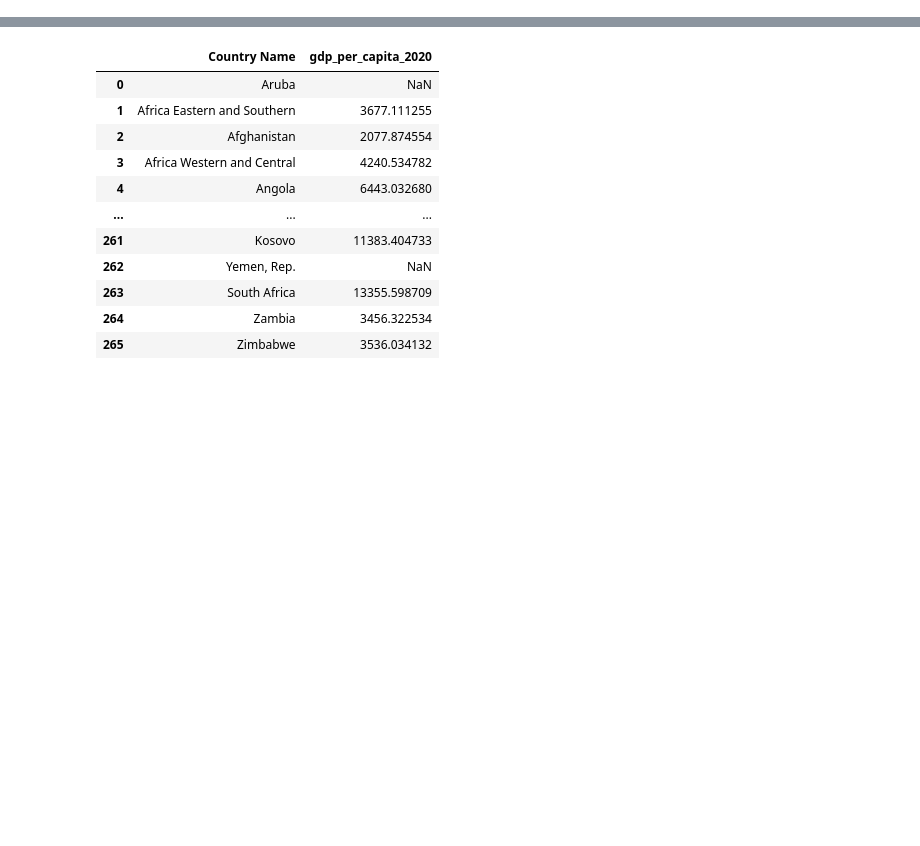
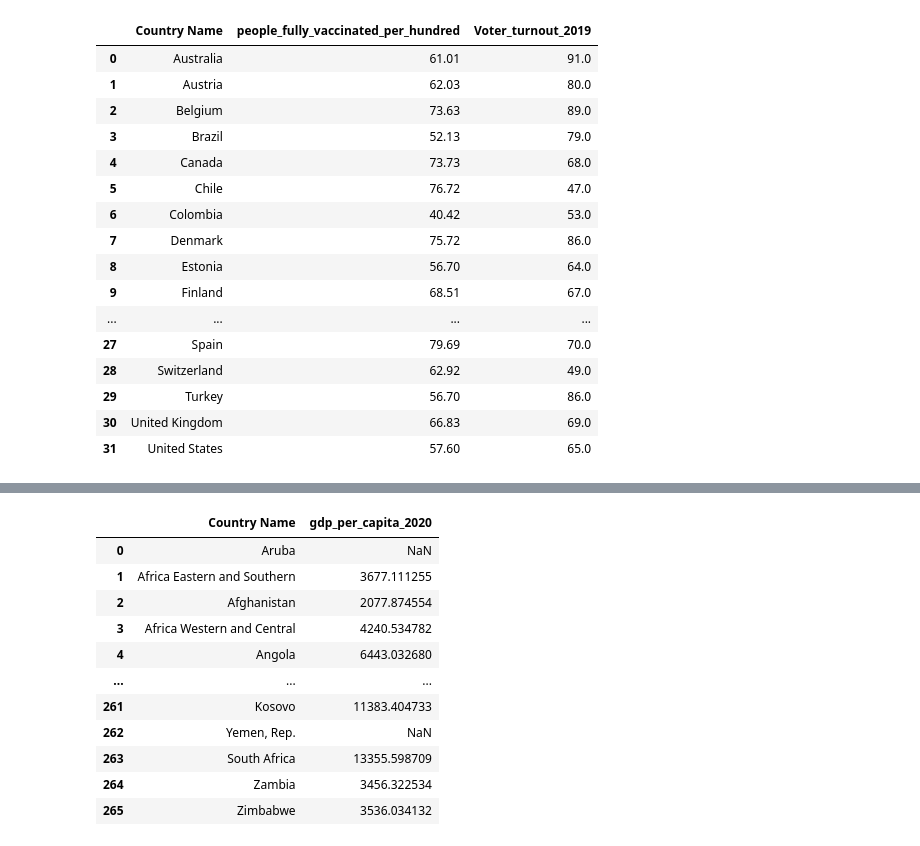
Before and after one commit to ValentinaMiller/Influences-on-covid-19-vaccination-rates, a Jupyter notebook: Data_cleaning.ipynb, the cells around one changed output, grey strips where cells are left out. Saved outputs shown, nothing was run; the diff lists cells and outputs as text; code cells hidden in the pictures; blank space fills up the shorter version.

```diff
--- a/Data_cleaning.ipynb
+++ b/Data_cleaning.ipynb
@@ -40,0 +68,25 @@ df
+# %%
+df7 = pd.read_csv('betterlifeindex_2019.csv')
+df7 = df7.loc[(df7["Indicator"]=="Voter turnout")][["Country", "Value"]]
+df7.rename(columns={"Value": "Voter_turnout_2019"}, inplace=True)
+df7.rename(columns={"Country": "Country Name"}, inplace=True)
+dat = pd.merge(df, df7, on="Country Name")
+dat
+# %% [output]
+|  | Country Name | people_fully_vaccinated_per_hundred | Voter_turnout_2019 |
+| 0 | Australia | 61.01 | 91.0 |
+| 1 | Austria | 62.03 | 80.0 |
+| 2 | Belgium | 73.63 | 89.0 |
+| 3 | Brazil | 52.13 | 79.0 |
+| 4 | Canada | 73.73 | 68.0 |
+| 5 | Chile | 76.72 | 47.0 |
+| 6 | Colombia | 40.42 | 53.0 |
+| 7 | Denmark | 75.72 | 86.0 |
+| 8 | Estonia | 56.70 | 64.0 |
+| 9 | Finland | 68.51 | 67.0 |
+| ... | ... | ... | ... |
+| 27 | Spain | 79.69 | 70.0 |
+| 28 | Switzerland | 62.92 | 49.0 |
+| 29 | Turkey | 56.70 | 86.0 |
+| 30 | United Kingdom | 66.83 | 69.0 |
+| 31 | United States | 57.60 | 65.0 |
```
Also changed, not shown: parts of 5 cells of this notebook.
